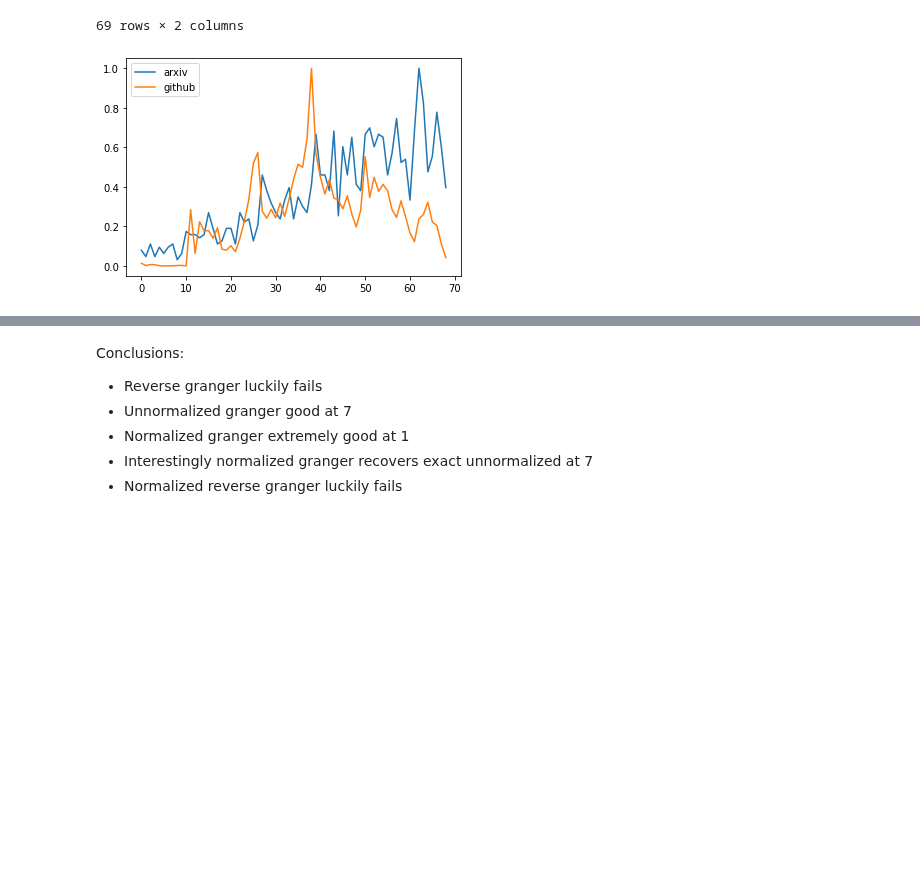
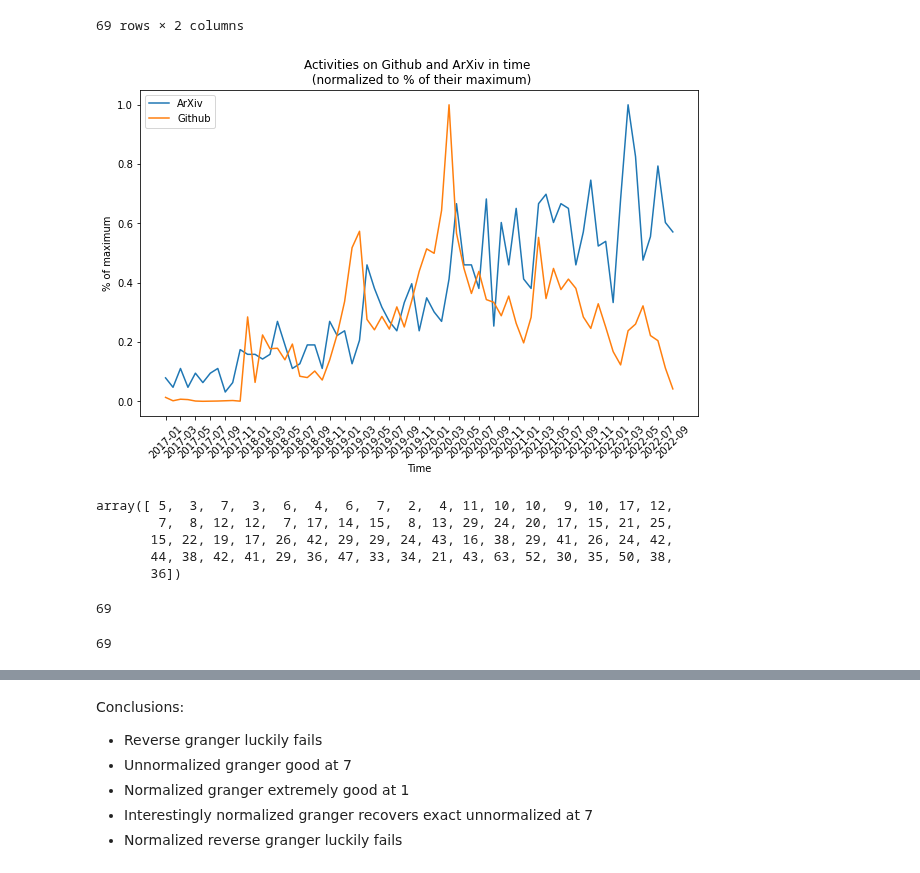
Before and after one commit to solalatus/deepfake_popularity, a Jupyter notebook: global_analysis.ipynb, the cells around one changed output, grey strips where cells are left out. Saved outputs shown, nothing was run; the diff lists cells and outputs as text; code cells hidden in the pictures; blank space fills up the shorter version.

Commit message:
re-runs for charting

```diff
--- a/global_analysis.ipynb
+++ b/global_analysis.ipynb
@@ -3,7 +3,7 @@ import pandas as pd
 # %%
 arxiv_df = pd.read_csv("arxiv_publications.csv")
 # %%
-arxiv_df = arxiv_df[arxiv_df.published.gt("2017")].sort_values(by="published")[["published","url"]]
+arxiv_df = arxiv_df[(arxiv_df.published.gt("2017"))&(arxiv_df.published.lt("2022-10"))].sort_values(by="published")[["published","url"]]
 # %%
 arxiv_df["published"] = pd.to_datetime(arxiv_df["published"])
 # %%
@@ -53,10 +53,33 @@ github_df
 # %%
 import matplotlib.pyplot as plt
 
 fig, ax = plt.subplots()
-ax.plot(arxiv_df.url.values/arxiv_df.url.values.max(), label="arxiv")
-ax.plot(github_df.commits.values/github_df.commits.values.max(), label="github")
+ax.plot(arxiv_df.url.values/arxiv_df.url.values.max(), label="ArXiv")
+ax.plot(github_df.commits.values/github_df.commits.values.max(), label="Github")
+ax.set_title("Activities on Github and ArXiv in time \n (normalized to % of their maximum)")
+samplemonths = list(range(0,len(github_df),2))
+ax.set_xticks(ticks=samplemonths, labels=github_df.iloc[samplemonths].index.strftime("%Y-%m"))
+plt.xticks(rotation = 45)
+ax.set_xlabel("Time")
+ax.set_ylabel("% of maximum")
+plt.gcf().set_size_inches(10, 6)
 ax.legend()
 plt.show()
 # %% [output]
-[figure, old version]
+[figure, new version]
+# %%
+arxiv_df.url.values
+# %% [output]
+array([ 5,  3,  7,  3,  6,  4,  6,  7,  2,  4, 11, 10, 10,  9, 10, 17, 12,
+        7,  8, 12, 12,  7, 17, 14, 15,  8, 13, 29, 24, 20, 17, 15, 21, 25,
+       15, 22, 19, 17, 26, 42, 29, 29, 24, 43, 16, 38, 29, 41, 26, 24, 42,
+       44, 38, 42, 41, 29, 36, 47, 33, 34, 21, 43, 63, 52, 30, 35, 50, 38,
+       36])
+# %%
+len(arxiv_df.url.values)
+# %% [output]
+69
+# %%
+len(github_df.commits.values)
+# %% [output]
+69
```
Also changed, not shown: parts of 7 cells of this notebook, 1 other file.
